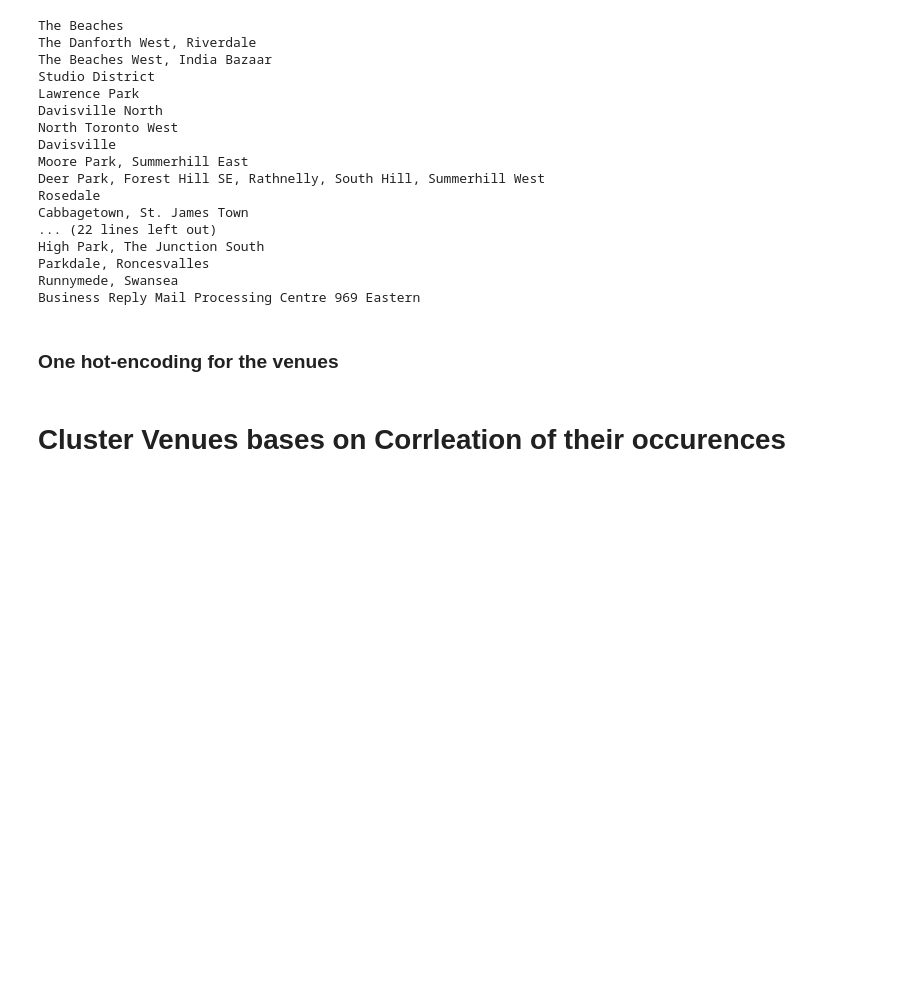
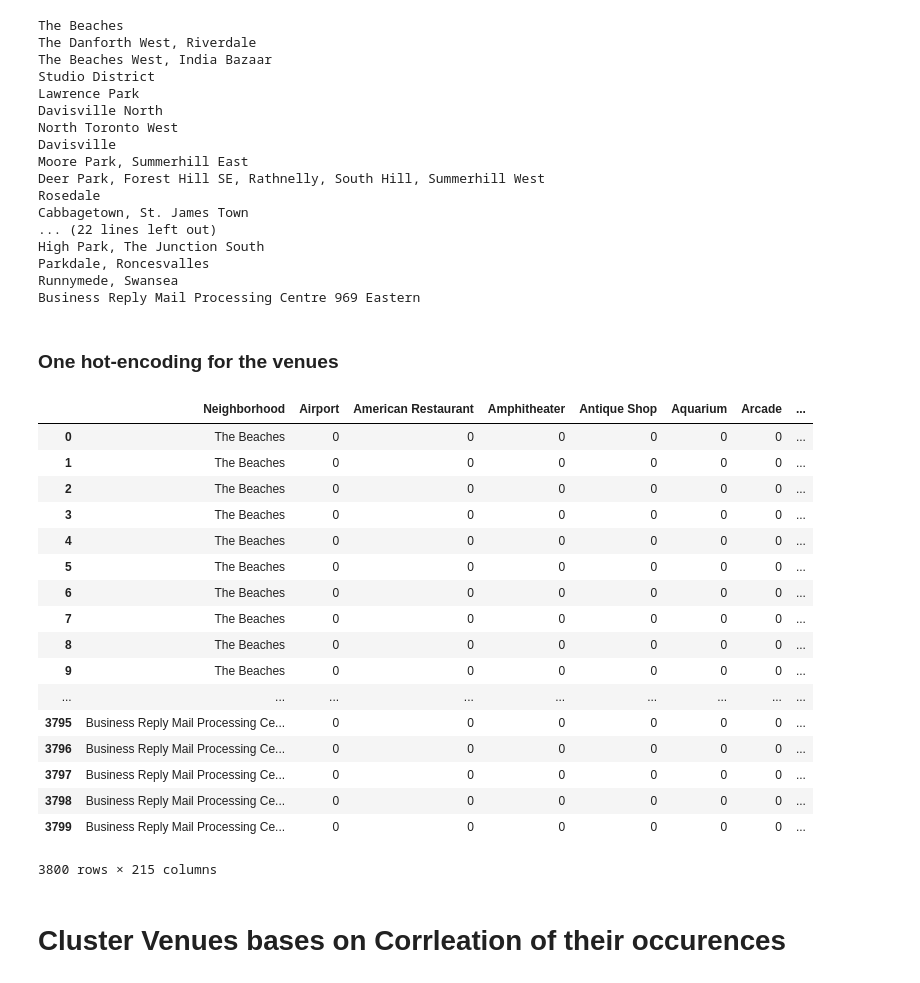
Before and after one commit to BardiyaB/Coursera_Capstone, a Jupyter notebook: capstone_project-week4-Copy2.ipynb, the cells around one changed output. Cells and saved outputs as stored; diff of their text form; code cells hidden in the pictures; blank space fills up the shorter version.

```diff
--- a/capstone_project-week4-Copy2.ipynb
+++ b/capstone_project-week4-Copy2.ipynb
@@ -164,15 +206,35 @@ Business Reply Mail Processing Centre 969 Eastern
 # %%
 # one hot encoding
 toronto_onehot = pd.get_dummies(toronto_venues[['Venue Category']], prefix="", prefix_sep="")
 
 # add neighborhood column back to dataframe
 toronto_onehot['Neighborhood'] = toronto_venues['Neighborhood']
 
 # move neighborhood column to the first column
-fixed_columns = [toronto_onehot.columns[-1]] + list(toronto_onehot.columns[:-1])
+fixed_columns = toronto_onehot.columns.tolist()
+fixed_columns.remove('Neighborhood')
+fixed_columns = ['Neighborhood'] + fixed_columns
 toronto_onehot = toronto_onehot[fixed_columns]
-
-#toronto_onehot.head()
+toronto_onehot
+# %% [output]
+|  | Neighborhood | Airport | American Restaurant | Amphitheater | Antique Shop | Aquarium | Arcade | ... |
+| 0 | The Beaches | 0 | 0 | 0 | 0 | 0 | 0 | ... |
+| 1 | The Beaches | 0 | 0 | 0 | 0 | 0 | 0 | ... |
+| 2 | The Beaches | 0 | 0 | 0 | 0 | 0 | 0 | ... |
+| 3 | The Beaches | 0 | 0 | 0 | 0 | 0 | 0 | ... |
+| 4 | The Beaches | 0 | 0 | 0 | 0 | 0 | 0 | ... |
+| 5 | The Beaches | 0 | 0 | 0 | 0 | 0 | 0 | ... |
+| 6 | The Beaches | 0 | 0 | 0 | 0 | 0 | 0 | ... |
+| 7 | The Beaches | 0 | 0 | 0 | 0 | 0 | 0 | ... |
+| 8 | The Beaches | 0 | 0 | 0 | 0 | 0 | 0 | ... |
+| 9 | The Beaches | 0 | 0 | 0 | 0 | 0 | 0 | ... |
+| ... | ... | ... | ... | ... | ... | ... | ... | ... |
+| 3795 | Business Reply Mail Processing Ce... | 0 | 0 | 0 | 0 | 0 | 0 | ... |
+| 3796 | Business Reply Mail Processing Ce... | 0 | 0 | 0 | 0 | 0 | 0 | ... |
+| 3797 | Business Reply Mail Processing Ce... | 0 | 0 | 0 | 0 | 0 | 0 | ... |
+| 3798 | Business Reply Mail Processing Ce... | 0 | 0 | 0 | 0 | 0 | 0 | ... |
+| 3799 | Business Reply Mail Processing Ce... | 0 | 0 | 0 | 0 | 0 | 0 | ... |
+3800 rows × 215 columns
 # %% [markdown]
 # Cluster Venues bases on Corrleation of their occurences
 # %% [markdown]
```
Also changed, not shown: parts of 49 cells of this notebook, 6 other files.
